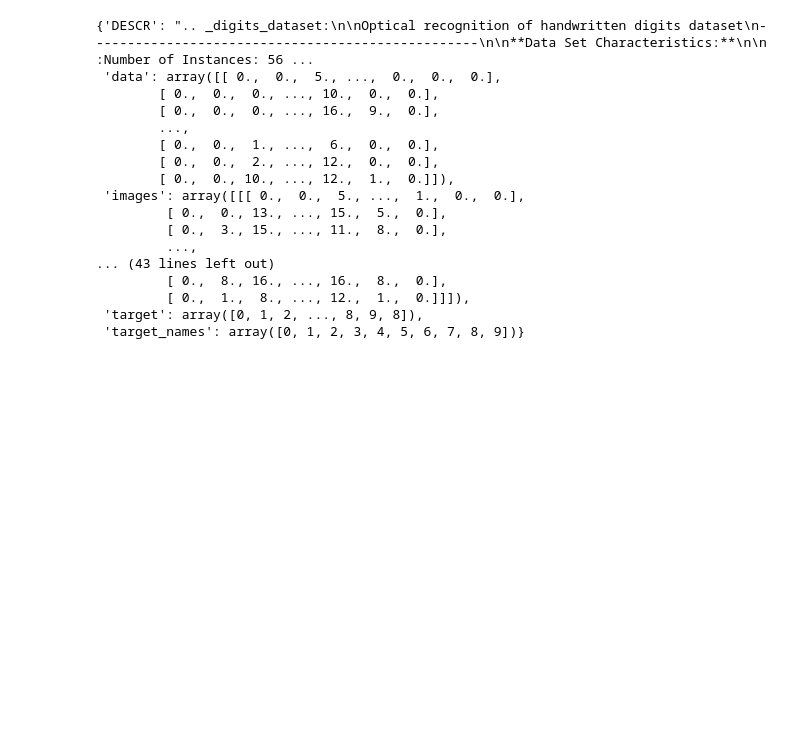
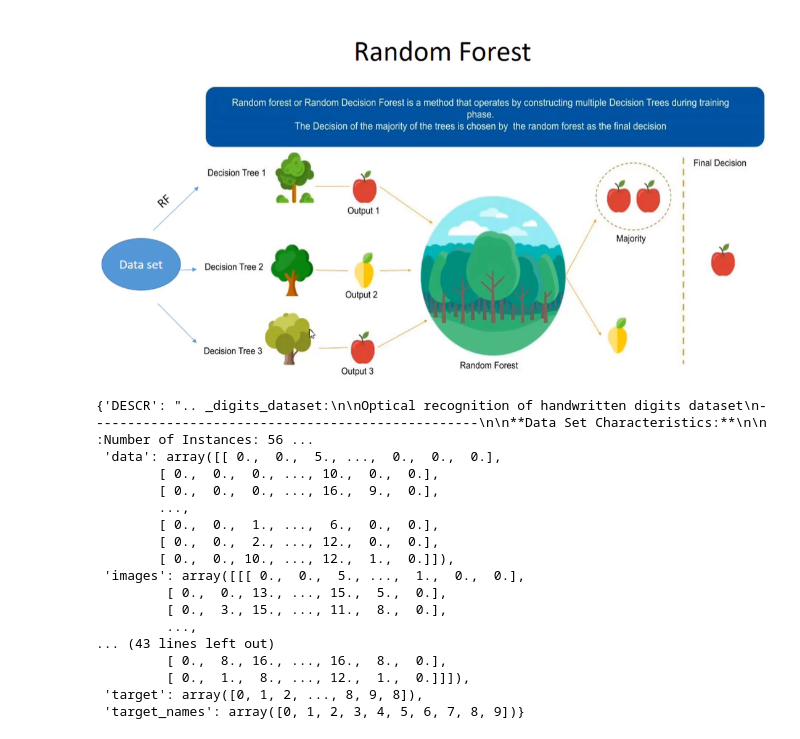
Before and after one commit to Void-Brain70/Machine_Learning, a Jupyter notebook: Random_Forest.ipynb, the cells around one changed output. Drawn from its saved outputs; the diff is of its cells as text; code cells hidden in the pictures; blank space fills up the shorter version.

```diff
--- a/Random_Forest.ipynb
+++ b/Random_Forest.ipynb
@@ -3,3 +10,7 @@
+# %%
+Image('RF1.png',width=900)
+# %% [output]
+[figure, added]
 # %%
 import pandas as pd
 import matplotlib.pyplot as plt
```
Also changed, not shown: parts of 1 cell of this notebook.
